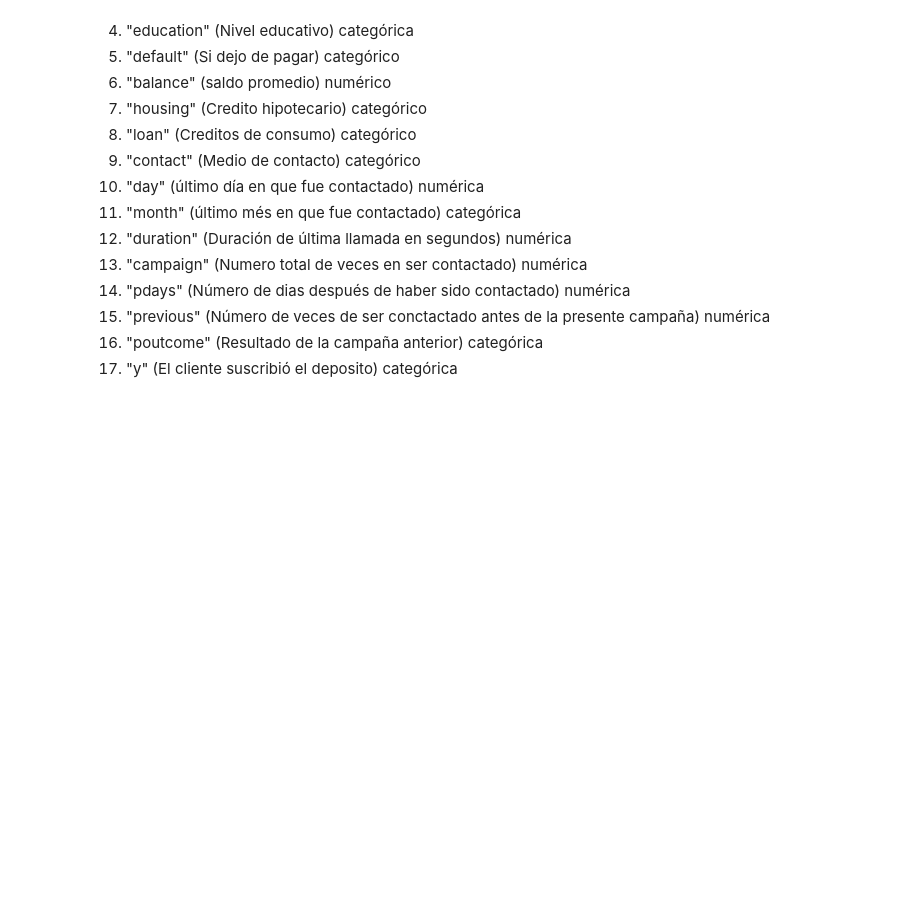
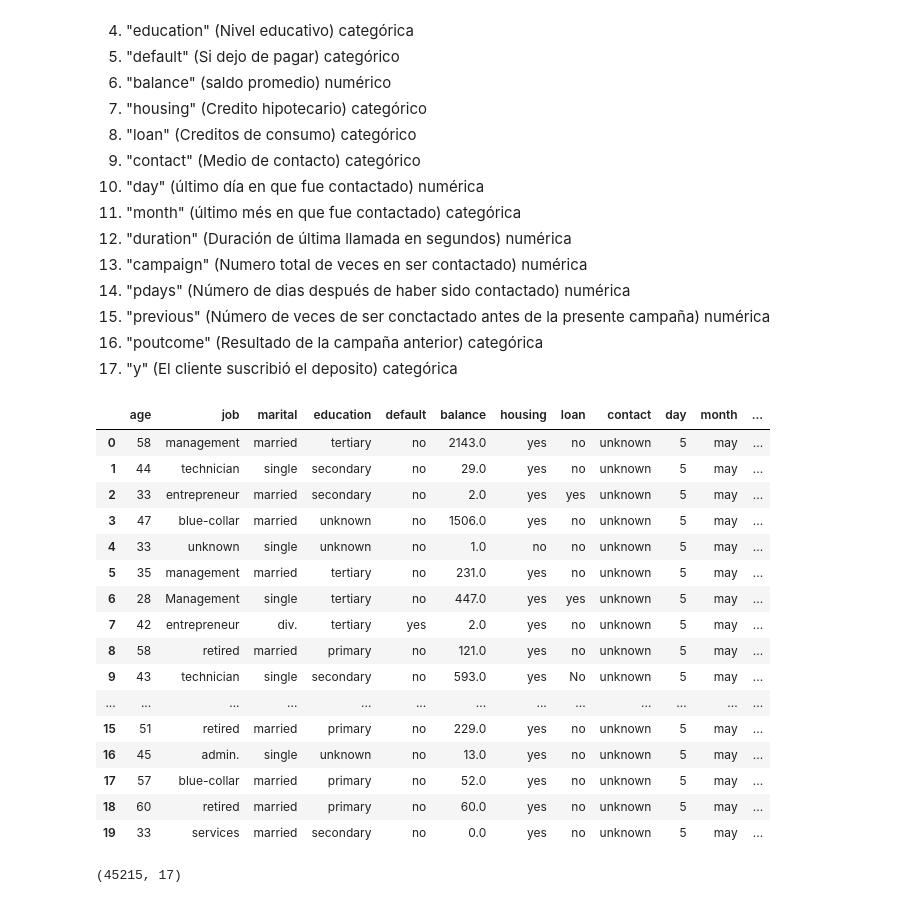
Before and after one commit to asegura4488/CienciaDatos, a Jupyter notebook: Semana3/Sesion5.ipynb, the cells around one changed output. Saved outputs shown, nothing was run; the diff lists cells and outputs as text; code cells hidden in the pictures; blank space fills up the shorter version.

```diff
--- a/Semana3/Sesion5.ipynb
+++ b/Semana3/Sesion5.ipynb
@@ -30,3 +34,28 @@ os.chdir('/content/drive/MyDrive/ColabNotebooks/Cursos/CursoCienciaDatos/Semana3
 15. "previous" (Número de veces de ser conctactado antes de la presente campaña) numérica
 16. "poutcome" (Resultado de la campaña anterior) categórica
 17. "y" (El cliente suscribió el deposito) categórica
+# %%
+data = pd.read_csv("Datos/Banco.csv")
+data.head(20)
+# %% [output]
+|  | age | job | marital | education | default | balance | housing | loan | contact | day | month | ... |
+| 0 | 58 | management | married | tertiary | no | 2143.0 | yes | no | unknown | 5 | may | ... |
+| 1 | 44 | technician | single | secondary | no | 29.0 | yes | no | unknown | 5 | may | ... |
+| 2 | 33 | entrepreneur | married | secondary | no | 2.0 | yes | yes | unknown | 5 | may | ... |
+| 3 | 47 | blue-collar | married | unknown | no | 1506.0 | yes | no | unknown | 5 | may | ... |
+| 4 | 33 | unknown | single | unknown | no | 1.0 | no | no | unknown | 5 | may | ... |
+| 5 | 35 | management | married | tertiary | no | 231.0 | yes | no | unknown | 5 | may | ... |
+| 6 | 28 | Management | single | tertiary | no | 447.0 | yes | yes | unknown | 5 | may | ... |
+| 7 | 42 | entrepreneur | div. | tertiary | yes | 2.0 | yes | no | unknown | 5 | may | ... |
+| 8 | 58 | retired | married | primary | no | 121.0 | yes | no | unknown | 5 | may | ... |
+| 9 | 43 | technician | single | secondary | no | 593.0 | yes | No | unknown | 5 | may | ... |
+| ... | ... | ... | ... | ... | ... | ... | ... | ... | ... | ... | ... | ... |
+| 15 | 51 | retired | married | primary | no | 229.0 | yes | no | unknown | 5 | may | ... |
+| 16 | 45 | admin. | single | unknown | no | 13.0 | yes | no | unknown | 5 | may | ... |
+| 17 | 57 | blue-collar | married | primary | no | 52.0 | yes | no | unknown | 5 | may | ... |
+| 18 | 60 | retired | married | primary | no | 60.0 | yes | no | unknown | 5 | may | ... |
+| 19 | 33 | services | married | secondary | no | 0.0 | yes | no | unknown | 5 | may | ... |
+# %%
+data.shape
+# %% [output]
+(45215, 17)
```
Also changed, not shown: parts of 4 cells of this notebook.
